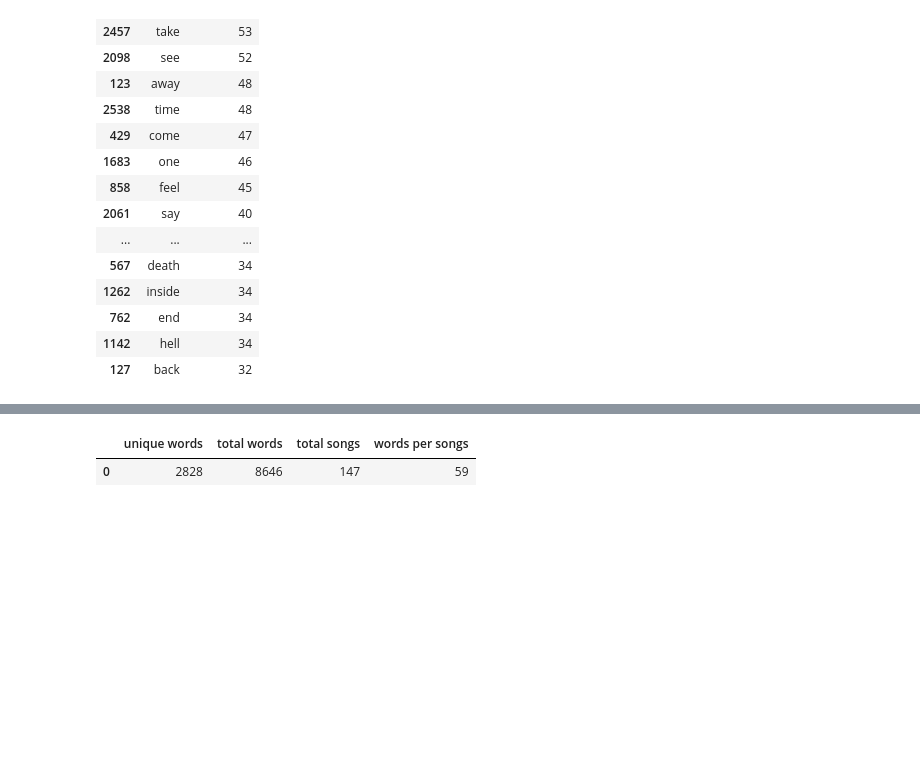
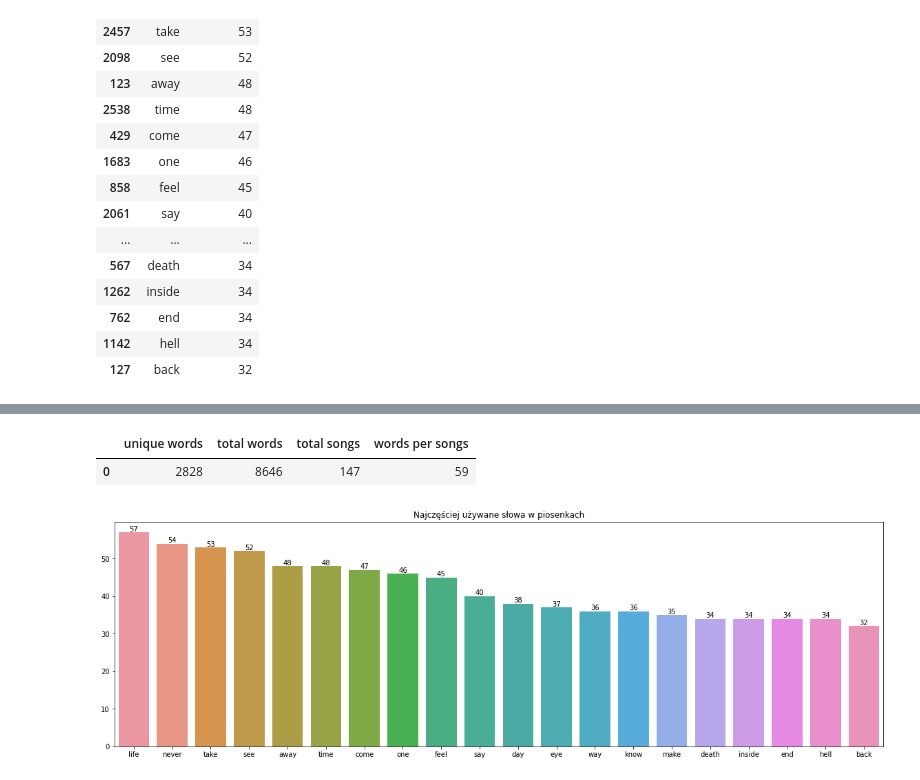
Before and after one commit to WickedSero/text_mining_metallica_lyrics_nlp, a Jupyter notebook: Text mining - projekt.ipynb, the cells around one changed output, grey strips where cells are left out. Saved outputs shown, nothing was run; the diff lists cells and outputs as text; code cells hidden in the pictures; blank space fills up the shorter version.

Commit message:
Update Text mining - projekt.ipynb
- usunięcie zbędnych kolumn na początku skryptu
- dodanie wykresu

```diff
--- a/Text mining - projekt.ipynb
+++ b/Text mining - projekt.ipynb
@@ -238,8 +250,26 @@ def words_stats(df,main_df):
     data['words per songs'] = round(data['total words'] / data['total songs'],0)
     data['words per songs'] = data['words per songs'].astype('int')
     return data
-# %%
-words_stats(vect_words,df)
-# %% [output]
-|  | unique words | total words | total songs | words per songs |
-| 0 | 2828 | 8646 | 147 | 59 |
+# %%
+words_stats(vect_words,df)
+# %% [output]
+|  | unique words | total words | total songs | words per songs |
+| 0 | 2828 | 8646 | 147 | 59 |
+# %%
+df_word_stats = pd.DataFrame(words_sorted.head(20))
+plt.figure(figsize=(20, 6))
+ax = sns.barplot(x='words', y='frequency', data=df_word_stats)
+
+# Dodanie tytułu i etykiet osi
+plt.title('Najczęściej używane słowa w piosenkach')
+plt.xlabel('')
+plt.ylabel('')
+
+#Dodanie wartości nad słupkiem
+for i in ax.containers:
+    ax.bar_label(i,)
+
+# Wyświetlenie wykresu
+plt.show()
+# %% [output]
+[figure, added]
```
Also changed, not shown: parts of 10 cells of this notebook.
